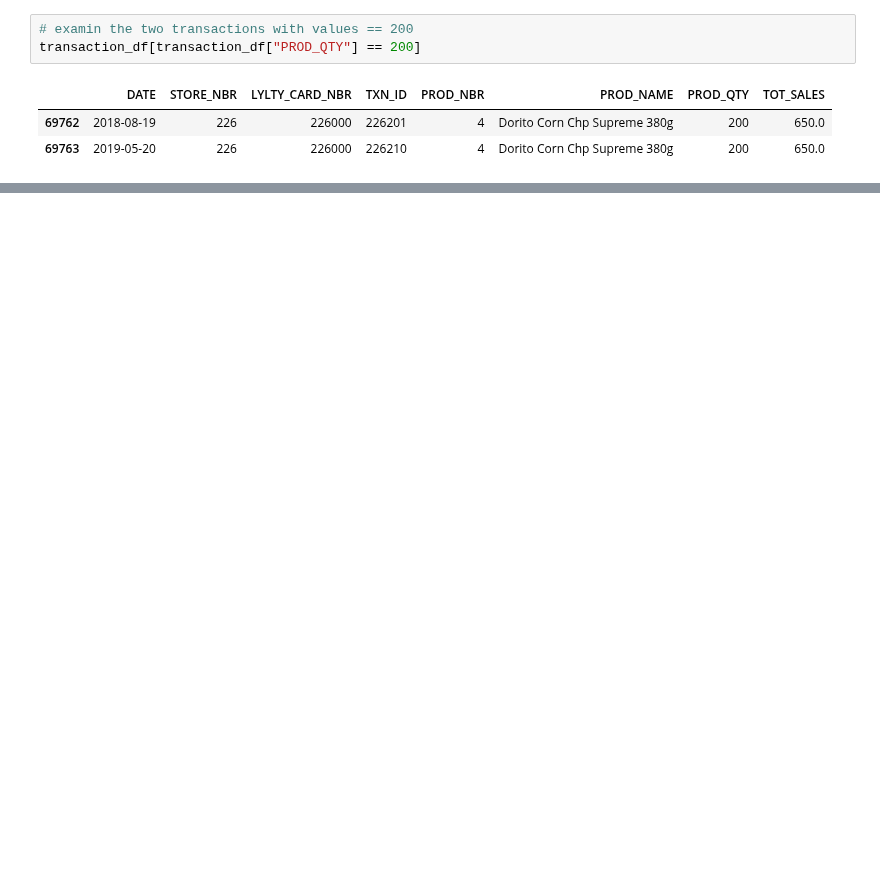
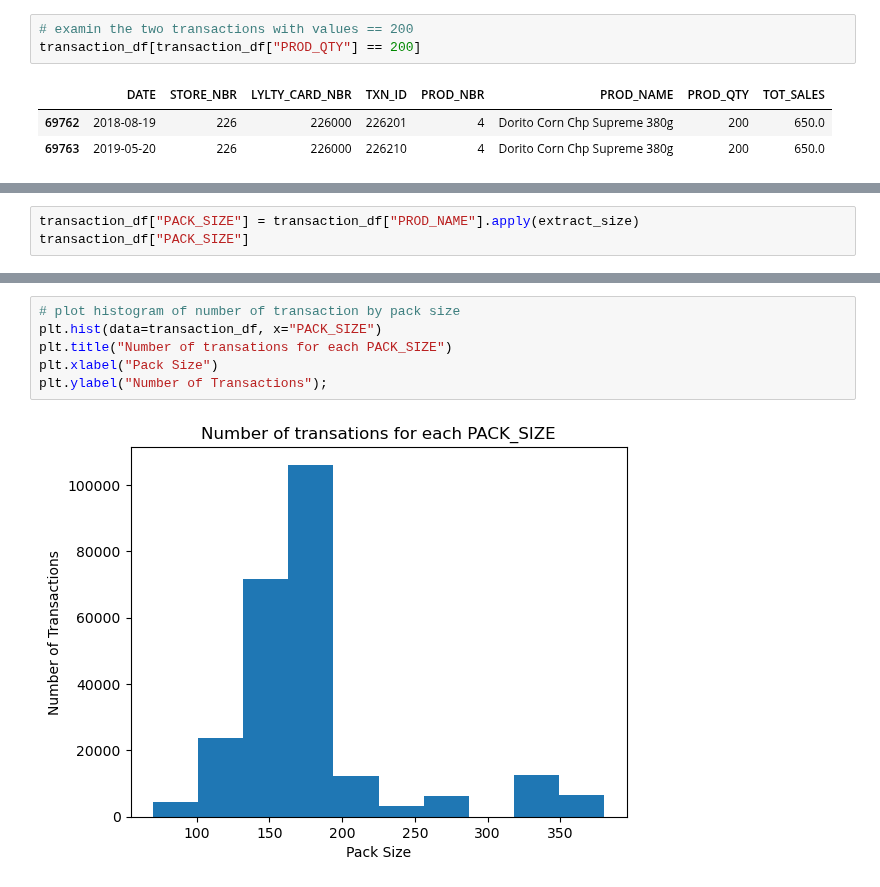
Before and after one commit to lawalsegun2025/forage_projects, a Jupyter notebook: 004_Quantium_Data_Analytics/1_data_preparation_and_customer_analytics/notebook/data_preparation_and_customer_analytics.ipynb, the cells around one changed output, grey strips where cells are left out. Saved outputs shown, nothing was run; the diff lists cells and outputs as text; blank space fills up the shorter version.

Commit message:
pack hist

```diff
--- a/004_Quantium_Data_Analytics/1_data_preparation_and_customer_analytics/notebook/data_preparation_and_customer_analytics.ipynb
+++ b/004_Quantium_Data_Analytics/1_data_preparation_and_customer_analytics/notebook/data_preparation_and_customer_analytics.ipynb
@@ -753,0 +754,3 @@ pack_size.de
+# %%
+transaction_df["PACK_SIZE"] = transaction_df["PROD_NAME"].apply(extract_size)
+transaction_df["PACK_SIZE"]
@@ -753,0 +810,8 @@ pack_size.de
+# %%
+# plot histogram of number of transaction by pack size
+plt.hist(data=transaction_df, x="PACK_SIZE")
+plt.title("Number of transations for each PACK_SIZE")
+plt.xlabel("Pack Size")
+plt.ylabel("Number of Transactions");
+# %% [output]
+[figure, added]
```
Also changed, not shown: parts of 101 cells of this notebook.
